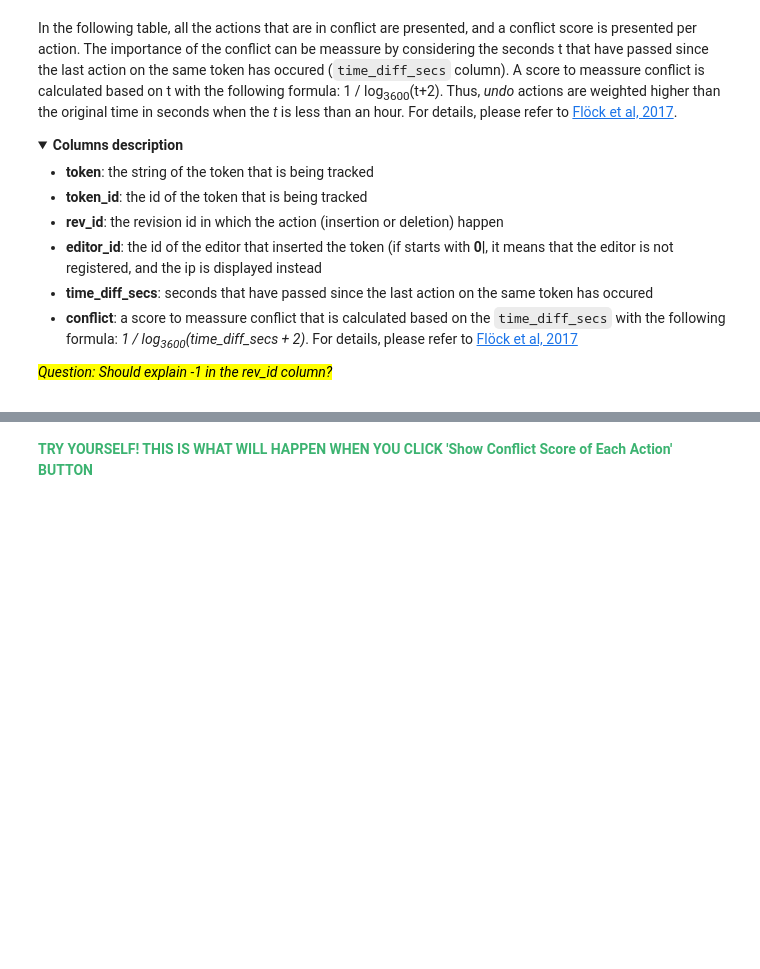
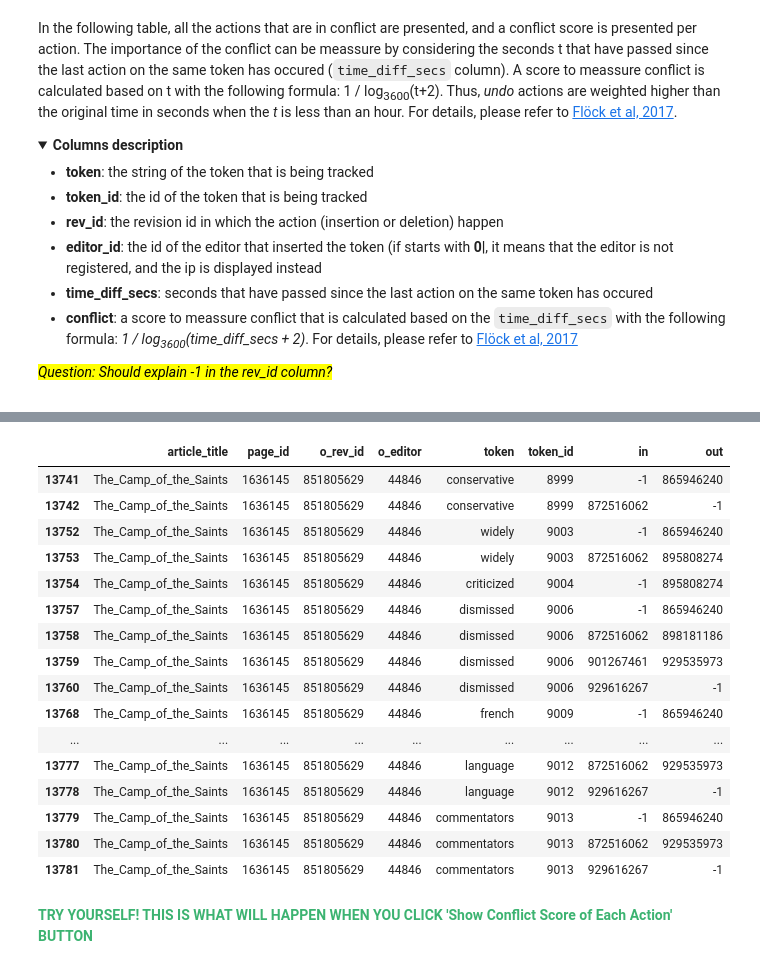
Before and after one commit to lzl257/gesis_wikiwho, a Jupyter notebook: 2. Using WikiWho to analyze a page.ipynb, the cells around one changed output, grey strips where cells are left out. Saved outputs shown, nothing was run; the diff lists cells and outputs as text; code cells hidden in the pictures; folded sections open; blank space fills up the shorter version.

```diff
--- a/2. Using WikiWho to analyze a page.ipynb
+++ b/2. Using WikiWho to analyze a page.ipynb
@@ -740,3 +769,23 @@ on_click_actions(button2)
+# %%
+test_all_actions[test_all_actions['o_rev_id'] == 851805629]
+# %% [output]
+|  | article_title | page_id | o_rev_id | o_editor | token | token_id | in | out |
+| 13741 | The_Camp_of_the_Saints | 1636145 | 851805629 | 44846 | conservative | 8999 | -1 | 865946240 |
+| 13742 | The_Camp_of_the_Saints | 1636145 | 851805629 | 44846 | conservative | 8999 | 872516062 | -1 |
+| 13752 | The_Camp_of_the_Saints | 1636145 | 851805629 | 44846 | widely | 9003 | -1 | 865946240 |
+| 13753 | The_Camp_of_the_Saints | 1636145 | 851805629 | 44846 | widely | 9003 | 872516062 | 895808274 |
+| 13754 | The_Camp_of_the_Saints | 1636145 | 851805629 | 44846 | criticized | 9004 | -1 | 895808274 |
+| 13757 | The_Camp_of_the_Saints | 1636145 | 851805629 | 44846 | dismissed | 9006 | -1 | 865946240 |
+| 13758 | The_Camp_of_the_Saints | 1636145 | 851805629 | 44846 | dismissed | 9006 | 872516062 | 898181186 |
+| 13759 | The_Camp_of_the_Saints | 1636145 | 851805629 | 44846 | dismissed | 9006 | 901267461 | 929535973 |
+| 13760 | The_Camp_of_the_Saints | 1636145 | 851805629 | 44846 | dismissed | 9006 | 929616267 | -1 |
+| 13768 | The_Camp_of_the_Saints | 1636145 | 851805629 | 44846 | french | 9009 | -1 | 865946240 |
+| ... | ... | ... | ... | ... | ... | ... | ... | ... |
+| 13777 | The_Camp_of_the_Saints | 1636145 | 851805629 | 44846 | language | 9012 | 872516062 | 929535973 |
+| 13778 | The_Camp_of_the_Saints | 1636145 | 851805629 | 44846 | language | 9012 | 929616267 | -1 |
+| 13779 | The_Camp_of_the_Saints | 1636145 | 851805629 | 44846 | commentators | 9013 | -1 | 865946240 |
+| 13780 | The_Camp_of_the_Saints | 1636145 | 851805629 | 44846 | commentators | 9013 | 872516062 | 929535973 |
+| 13781 | The_Camp_of_the_Saints | 1636145 | 851805629 | 44846 | commentators | 9013 | 929616267 | -1 |
 # %% [markdown]
 <span style="color:MediumSeaGreen; font-weight:bold"> TRY YOURSELF! THIS IS WHAT WILL HAPPEN WHEN YOU CLICK 'Show Conflict Score of Each Action' BUTTON </span>
 # %%
```
Also changed, not shown: parts of 6 cells of this notebook.
